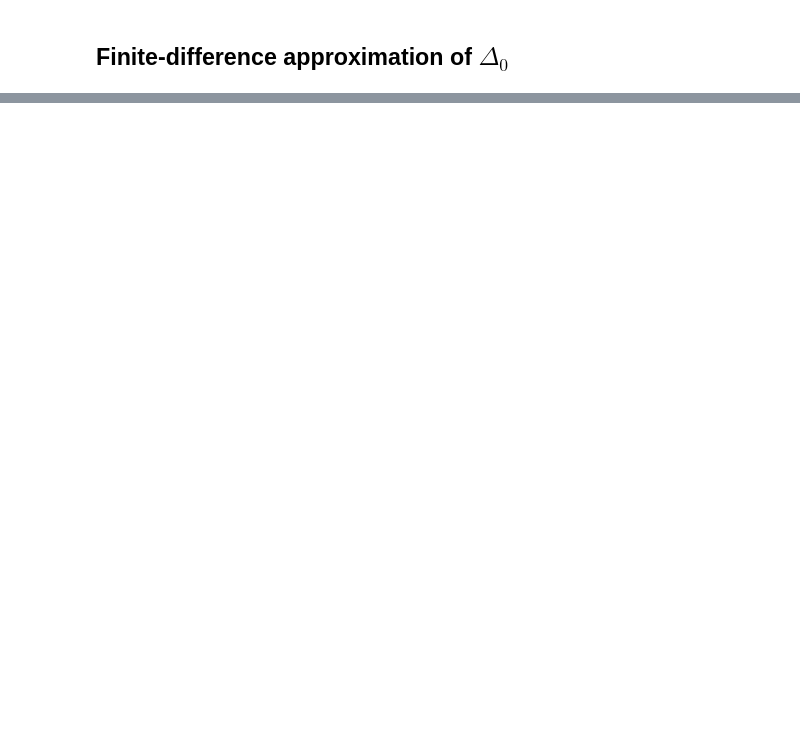
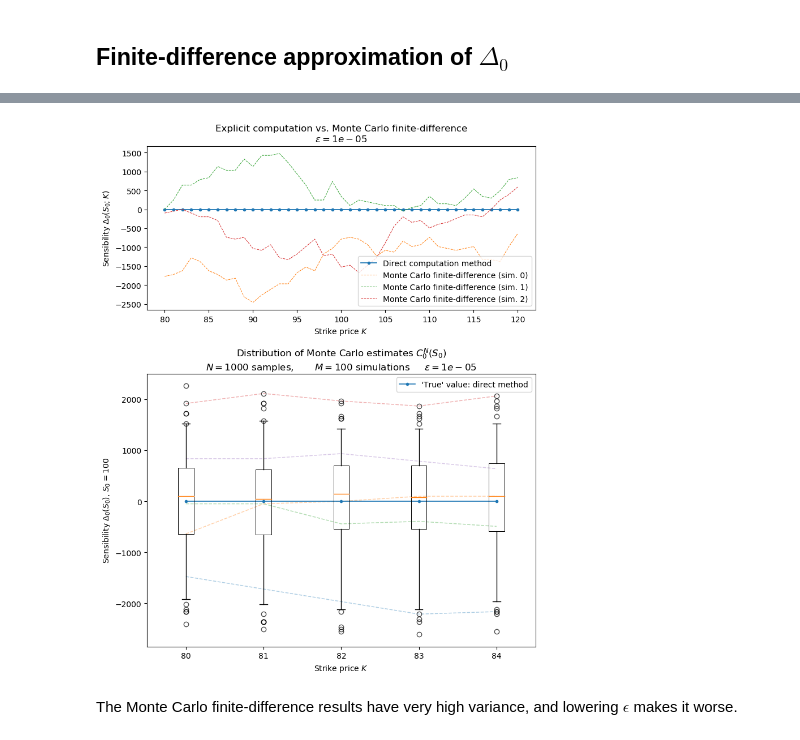
Before and after one commit to ManifoldFR/map552, a Jupyter notebook: cps7-importancesampling/cps7-IS-jallet.ipynb, the cells around one changed output, grey strips where cells are left out. Saved outputs shown, nothing was run; the diff lists cells and outputs as text; code cells hidden in the pictures; blank space fills up the shorter version.

```diff
--- a/cps7-importancesampling/cps7-IS-jallet.ipynb
+++ b/cps7-importancesampling/cps7-IS-jallet.ipynb
@@ -242,0 +268,6 @@ array([-14.24133497, -14.73241549, -14.73241549,  -9.82161032,
+# %%
+plot_delt0_comparison(1e-5)
+# %% [output]
+[figure, added]
+# %% [markdown]
+The Monte Carlo finite-difference results have very high variance, and lowering $\epsilon$ makes it worse.
```
Also changed, not shown: parts of 12 cells of this notebook.
